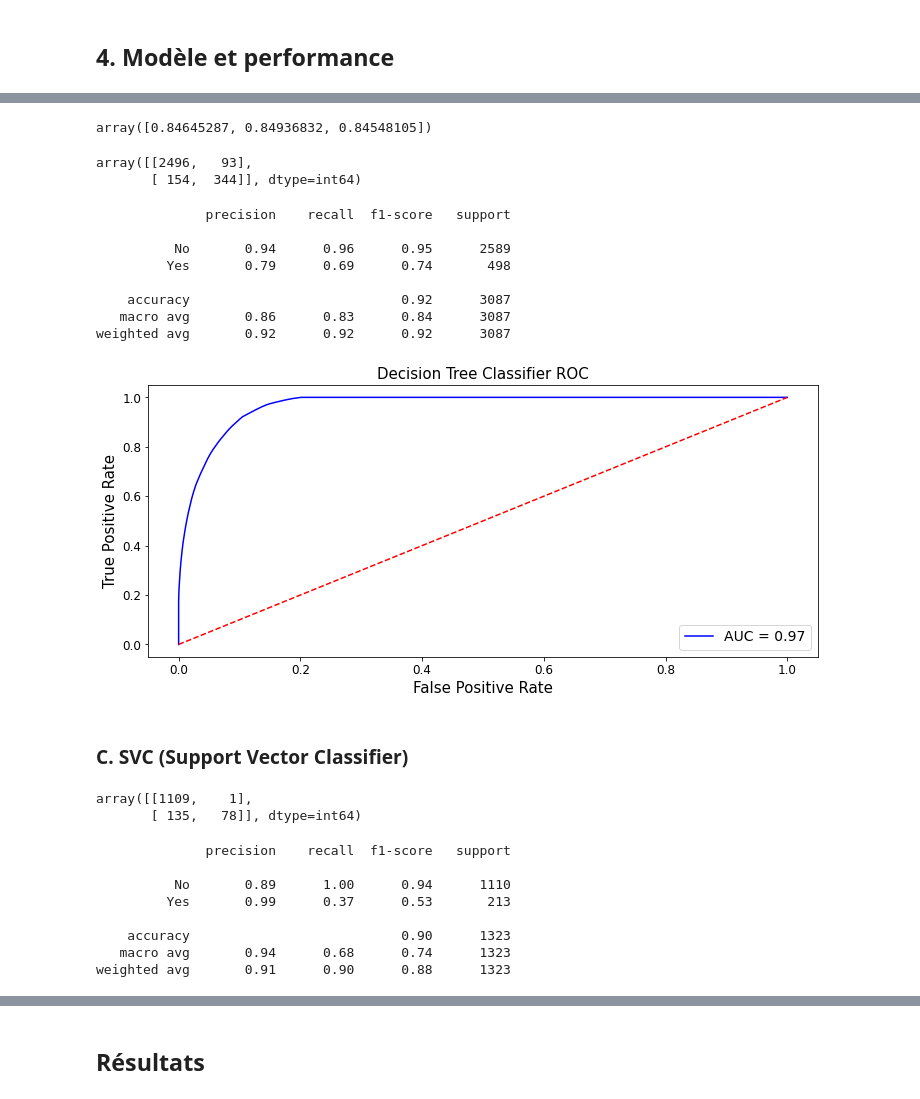
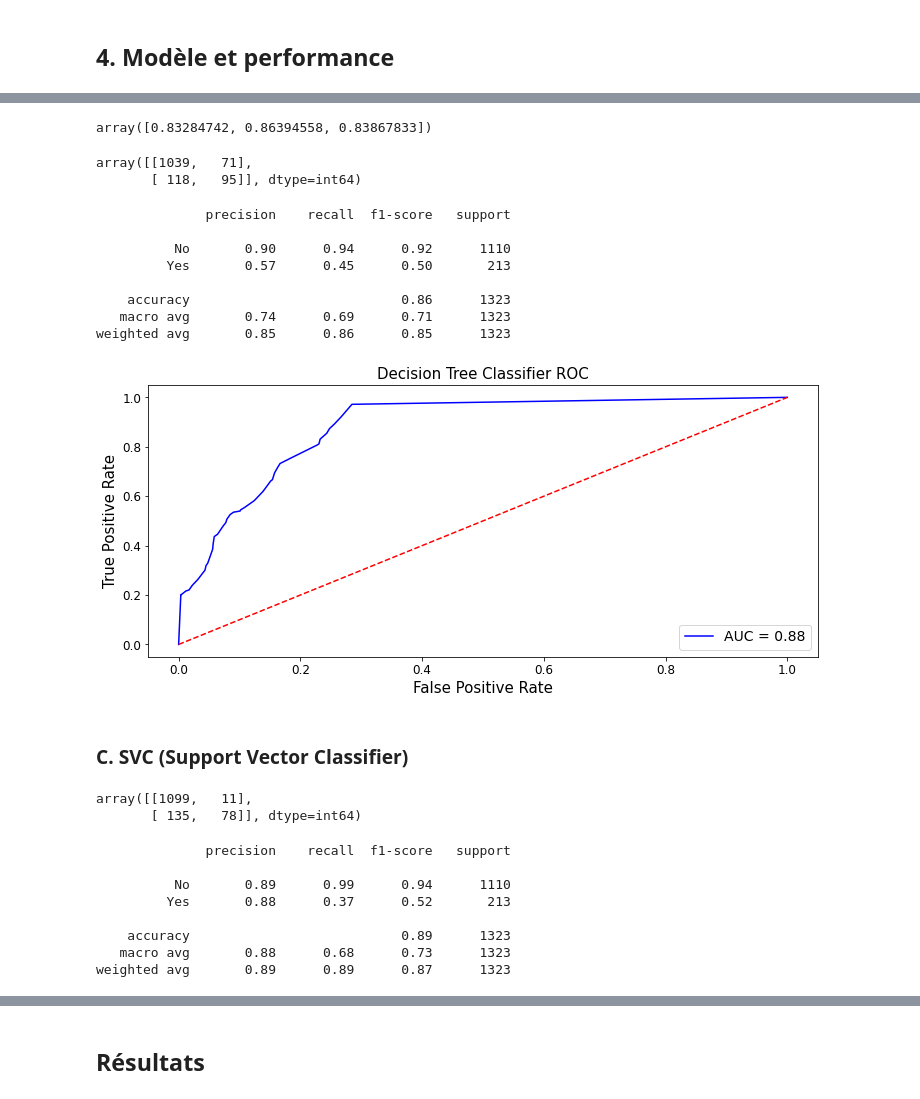
Before and after one commit to VictorMassotte/Projet-IA, a Jupyter notebook: projet-ia.ipynb, the cells around one changed output, grey strips where cells are left out. Cells and saved outputs as stored; diff of their text form; code cells hidden in the pictures.

```diff
--- a/projet-ia.ipynb
+++ b/projet-ia.ipynb
@@ -197,6 +197,8 @@ allData.drop("EmployeeID", axis=1, inplace=True)
 allData.drop("Over18", axis=1, inplace=True)
 allData.drop("EmployeeCount", axis=1, inplace=True)
 allData.drop("StandardHours", axis=1, inplace=True)
+allData.drop("MaritalStatus", axis=1, inplace=True)
+allData.drop("Gender", axis=1, inplace=True)
 
 Test = allData.info()
 # %% [output]
@@ -529,7 +533,10 @@ plt.show()
 # %%
 from sklearn.tree import DecisionTreeClassifier
-
+X_train_tree = data_X_train_prepared.copy()
+y_train_tree = (y_train.copy() == "Yes")
+X_test_tree = data_X_test_prepared.copy()
+y_test_tree = (y_test.copy() == "Yes")
 tree = DecisionTreeClassifier(min_samples_leaf=10)
-tree = tree.fit(data_X_train_prepared, y_train)
-tree.score(data_X_train_prepared, y_train)
+tree = tree.fit(X_train_tree, y_train_tree)
+tree.score(X_train_tree, y_train_tree)
 # %% [output]
@@ -558,5 +559,5 @@ Image("arbre.png")
 # %%
 from sklearn.model_selection import cross_val_score
-cross_val_score(tree, data_X_train_prepared, y_train, cv=3, scoring="accuracy")
+cross_val_score(tree, X_train_tree, y_train_tree, cv=3, scoring="accuracy")
 # %% [output]
-array([0.84645287, 0.84936832, 0.84548105])
+array([0.83284742, 0.86394558, 0.83867833])
@@ -565,37 +564,37 @@ tree_train_pred = tree.predict(data_X_train_prepared)
 # %%
-confusion_matrix(y_train, tree_train_pred)
+confusion_matrix(y_test_tree, tree_train_pred)
 # %% [output]
-array([[2496,   93],
-       [ 154,  344]], dtype=int64)
+array([[1039,   71],
+       [ 118,   95]], dtype=int64)
 # %%
-print(metrics.classification_report(y_train, tree_train_pred))
+print(metrics.classification_report(y_test_tree, tree_train_pred))
 # %% [output]
               precision    recall  f1-score   support
 
-          No       0.94      0.96      0.95      2589
-         Yes       0.79      0.69      0.74       498
+          No       0.90      0.94      0.92      1110
+         Yes       0.57      0.45      0.50       213
 
-    accuracy                           0.92      3087
-   macro avg       0.86      0.83      0.84      3087
-weighted avg       0.92      0.92      0.92      3087
+    accuracy                           0.86      1323
+   macro avg       0.74      0.69      0.71      1323
+weighted avg       0.85      0.86      0.85      1323
 # %%
 plt.figure(figsize=(12,5))
 
-probaTree = tree.predict_proba(data_X_train_prepared)
-tree_train_pred = probaTree[:,1]
-fpr, tpr, threshold = metrics.roc_curve(y_train, tree_train_pred, pos_label=tree.classes_[1])
+probaTree = tree.predict_proba(X_test_tree)
+tree_test_pred = probaTree[:,1]
+fpr, tpr, threshold = metrics.roc_curve(y_test_tree, tree_test_pred, pos_label=tree.classes_[1])
 roc_auc = metrics.auc(fpr, tpr)
 
 plt.plot(fpr, tpr, 'b', label = 'AUC = %0.2f' % roc_auc)
 plt.plot([0, 1], [0, 1],'r--')
 plt.title('Decision Tree Classifier ROC', fontsize=15)
 plt.ylabel('True Positive Rate', fontsize=15)
 plt.xlabel('False Positive Rate', fontsize=15)
 plt.legend(loc = 'lower right', prop={'size': 14})
 
 plt.show()
 # %% [output]
-[figure, old version]
+[figure, new version]
 # %% [markdown]
 ### C. SVC (Support Vector Classifier)
 # %%
@@ -609,19 +611,19 @@ svc_pred = sv.predict(data_X_test_prepared)
 # %%
-confusion_matrix(y_test, svc_pred)
+confusion_matrix(y_test_svc, svc_pred)
 # %% [output]
-array([[1109,    1],
+array([[1099,   11],
        [ 135,   78]], dtype=int64)
 # %%
-print(metrics.classification_report(y_test, svc_pred))
+print(metrics.classification_report(y_test_svc, svc_pred))
 # %% [output]
               precision    recall  f1-score   support
 
-          No       0.89      1.00      0.94      1110
-         Yes       0.99      0.37      0.53       213
+          No       0.89      0.99      0.94      1110
+         Yes       0.88      0.37      0.52       213
 
-    accuracy                           0.90      1323
-   macro avg       0.94      0.68      0.74      1323
-weighted avg       0.91      0.90      0.88      1323
+    accuracy                           0.89      1323
+   macro avg       0.88      0.68      0.73      1323
+weighted avg       0.89      0.89      0.87      1323
 # %%
 plt.figure(figsize=(12,5))
 
```
Also changed, not shown: parts of 31 cells of this notebook.
